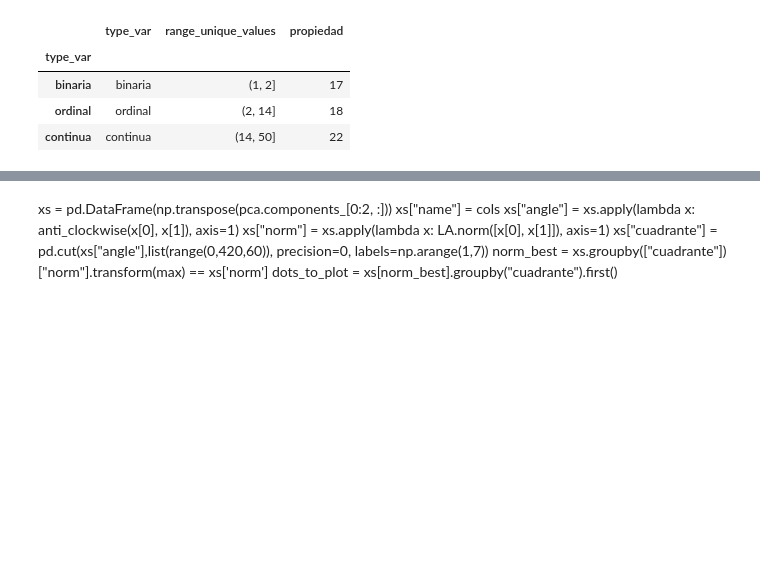
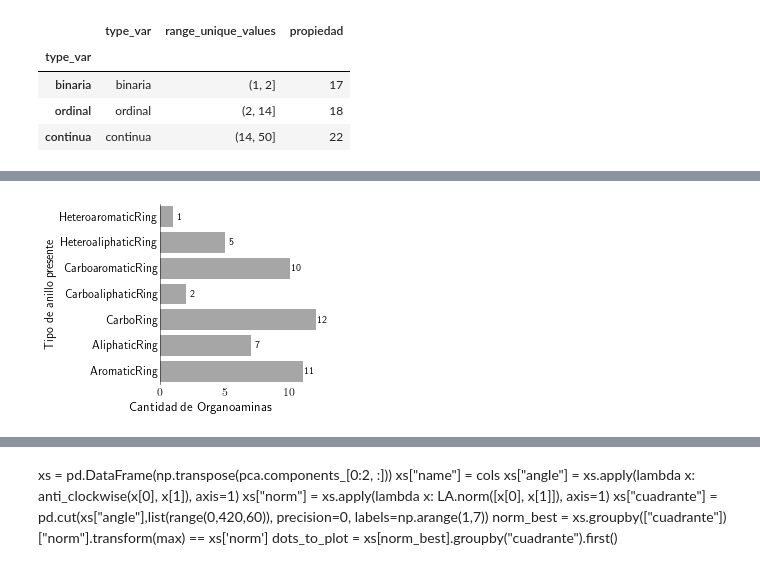
Before and after one commit to beluticona/licentiate-thesis-repo, a Jupyter notebook: notebooks/0-data_exploration/0.3-chem-feats.ipynb, the cells around one changed output, grey strips where cells are left out. Saved outputs shown, nothing was run; the diff lists cells and outputs as text; code cells hidden in the pictures; blank space fills up the shorter version.

```diff
--- a/notebooks/0-data_exploration/0.3-chem-feats.ipynb
+++ b/notebooks/0-data_exploration/0.3-chem-feats.ipynb
@@ -397,0 +358,2 @@ Text(0.5, 1.0, 'my cbar label')
+# %%
+df_amines = pd.read_csv("data/amines_cleaned_feats_plus_names.csv")
@@ -397,0 +402,2 @@ Text(0.5, 1.0, 'my cbar label')
+# %%
+amines_type_cols = [name for name in df_amines.columns if name.endswith(('RingCount')) ]
@@ -398,3 +414,50 @@ Text(0.5, 1.0, 'my cbar label')
+# %%
+df_amine_groups = df_amines[amines_type_cols + ["Chemical Name"]]
+
+df_by_tipo = df_amine_groups[amines_type_cols].T
+df_by_tipo.columns = df_amine_groups["Chemical Name"].to_list()
+
+df_amines_type = df_by_tipo[df_by_tipo > 0].count(axis=1)
+df_amines_type = df_amines_type.to_frame("count").reset_index().rename({'index':'Propiedad'})
+# %%
+df_amines_type["Name"] = [name[:-5] for name in df_amines_type['index']]
+# %%
+#plt.figure(figsize=(10, 7))
+plot_title = "figures/amines_ring_count.pdf"
+
+with plt.style.context(['science', 'bright']):
+    #sns.set_palette(sns.color_palette(color_bright))
+    fig, axes = plt.subplots(1, 1, figsize=(4,3),
+                                 constrained_layout = True)
+    ax = sns.barplot(data=df_amines_type, x="count", y="Name", orient="h",
+                     color="grey", alpha=0.7)
+
+    # Remove box lines
+    sns.despine(bottom = True, left = False, trim=False)
+    ax.tick_params(which="both", left=False, bottom=False, top=False, right=False)
+    #ax.xticks([""],fontdict={'fontsize':15})
+    #ax.tick_params(axis='both', which='both')
+    ax.set_ylabel("Tipo de anillo presente", fontdict={'fontsize':12})
+    ax.set_xlabel("Cantidad de Organoaminas", fontdict={'fontsize':13}, loc="center")
+    ax.xaxis.set_label_coords(.25, -.1)
+    #ax.yaxis.set_major_formatter(FuncFormatter(lambda x, _: int(x)))
+    #plt.xticks()
+    plt.xticks(fontsize=12, rotation=0)
+    plt.yticks(fontsize=12, rotation=0)
+
+    for index, p in enumerate(ax.patches):
+        #percentage = f'{100 * p.get_height() / total:.1f}\%\n'
+        x = p.get_x() + p.get_width() + 0.5
+        y = p.get_y() +  (p.get_height()/2)
+        ax.annotate(df_amines_type.iloc[index,1], (x, y), ha='center', va='center')
+
+#        ax.annotate(text, (x, y), ha='center', va='center', fontsize=12)
+
+    #plt.legend(title="Tipo de Variable", fontsize=13)
+    #plt.ylim(0,30)
+    fig.savefig(plot_title, dpi=300)
+# %% [output]
+[figure, added]
 # %%
 from sklearn.preprocessing import StandardScaler
 from sklearn.decomposition import PCA
```
Also changed, not shown: parts of 87 cells of this notebook, 3 other files.
